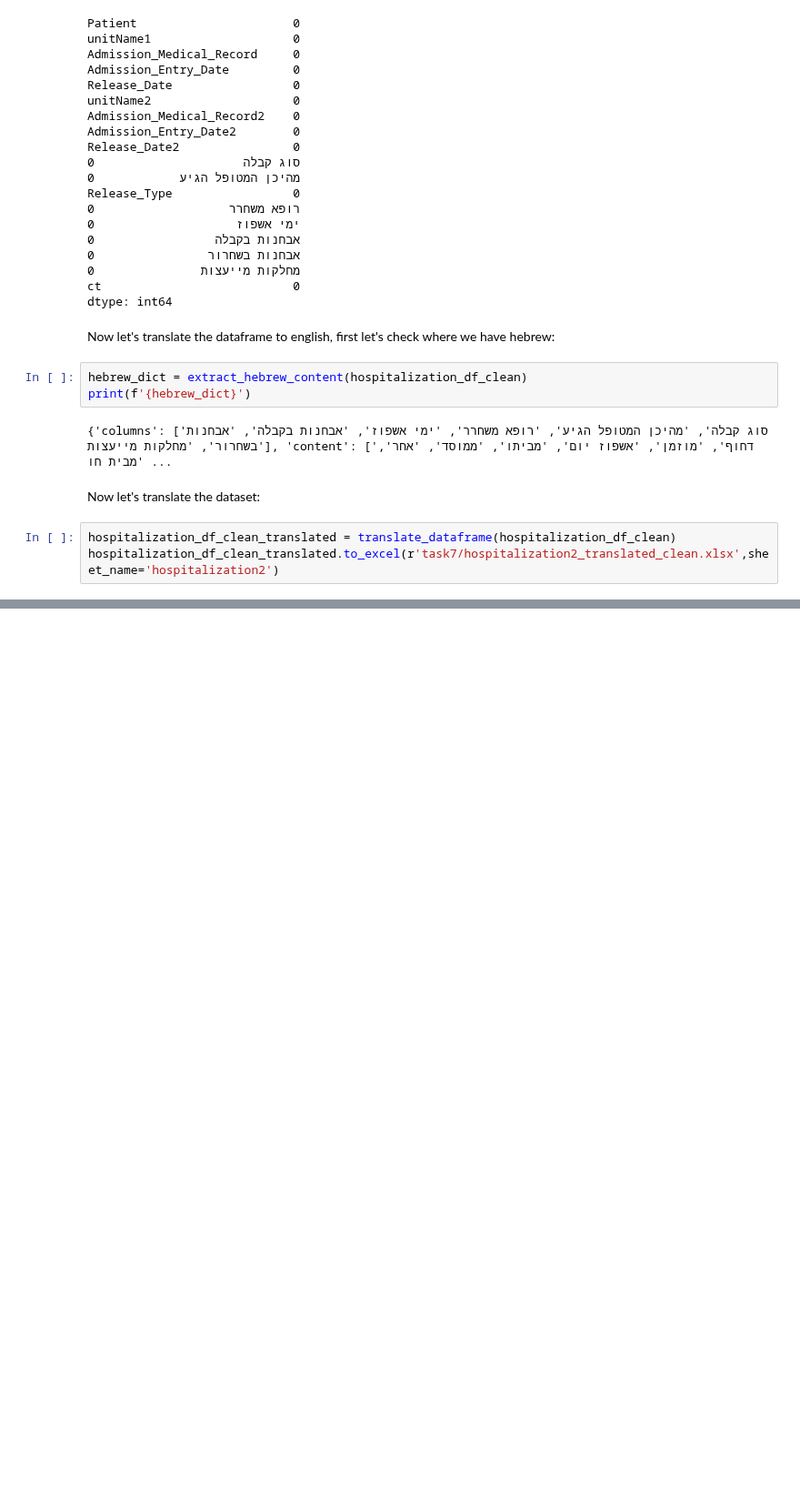
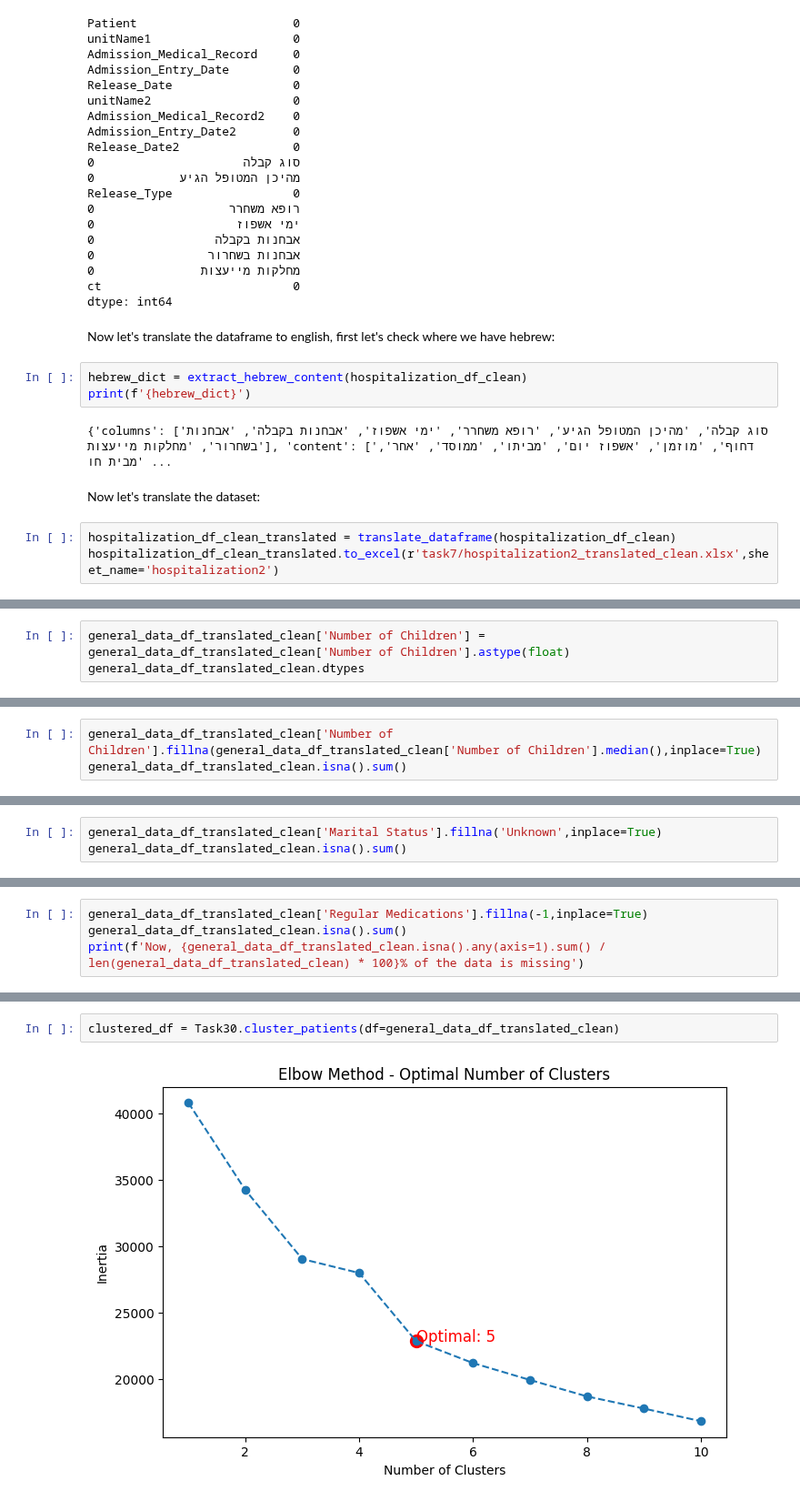
Before and after one commit to RyanWri/data-science2-lab-final-project, a Jupyter notebook: src/team_11/team11_results.ipynb, the cells around one changed output, grey strips where cells are left out. Shown at 91% size. Drawn from its saved outputs; the diff is of its cells as text; blank space fills up the shorter version.

Commit message:
general data table was cleaned and clustered

```diff
--- a/src/team_11/team11_results.ipynb
+++ b/src/team_11/team11_results.ipynb
@@ -135,0 +372,3 @@ hospitalization_df_clean_translated.to_excel(r'task7/hospitalization2_translated
+# %%
+general_data_df_translated_clean['Number of Children'] = general_data_df_translated_clean['Number of Children'].astype(float)
+general_data_df_translated_clean.dtypes
@@ -135,0 +391,3 @@ hospitalization_df_clean_translated.to_excel(r'task7/hospitalization2_translated
+# %%
+general_data_df_translated_clean['Number of Children'].fillna(general_data_df_translated_clean['Number of Children'].median(),inplace=True)
+general_data_df_translated_clean.isna().sum()
@@ -135,0 +410,3 @@ hospitalization_df_clean_translated.to_excel(r'task7/hospitalization2_translated
+# %%
+general_data_df_translated_clean['Marital Status'].fillna('Unknown',inplace=True)
+general_data_df_translated_clean.isna().sum()
@@ -135,0 +433,4 @@ hospitalization_df_clean_translated.to_excel(r'task7/hospitalization2_translated
+# %%
+general_data_df_translated_clean['Regular Medications'].fillna(-1,inplace=True)
+general_data_df_translated_clean.isna().sum()
+print(f'Now, {general_data_df_translated_clean.isna().any(axis=1).sum() / len(general_data_df_translated_clean) * 100}% of the data is missing')
@@ -135,0 +458,4 @@ hospitalization_df_clean_translated.to_excel(r'task7/hospitalization2_translated
+# %%
+clustered_df = Task30.cluster_patients(df=general_data_df_translated_clean)
+# %% [output]
+[figure, added]
```
Also changed, not shown: parts of 46 cells of this notebook, 5 other files.
